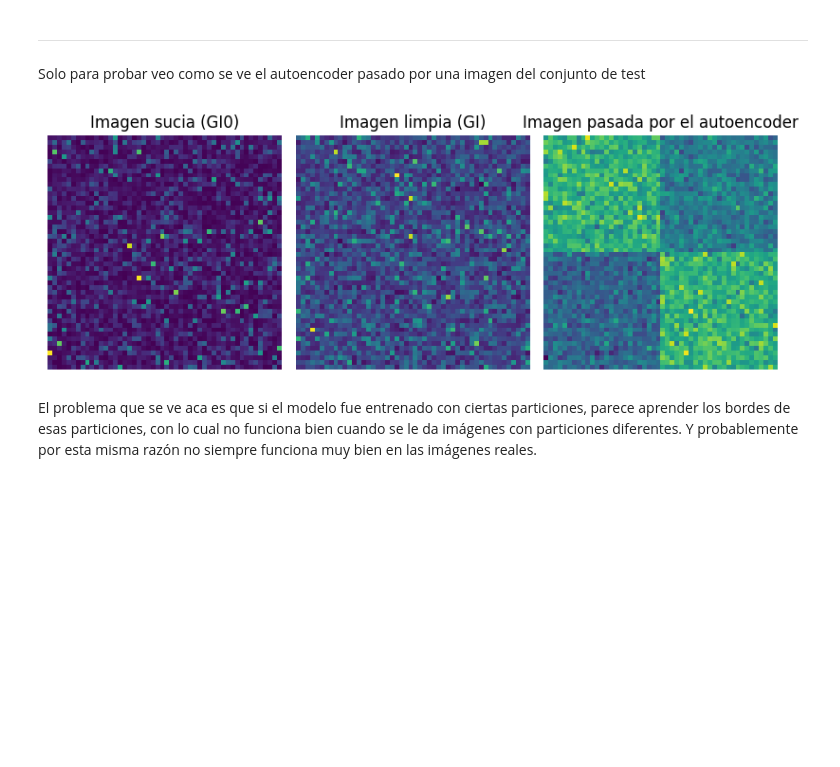
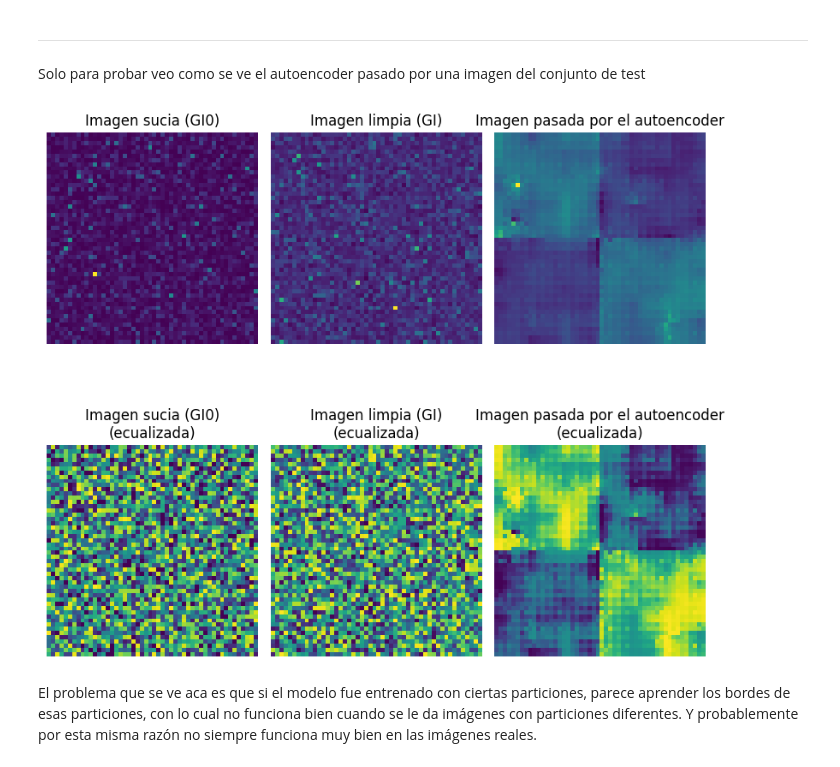
Before and after one commit to biancabalzarini/despeckling, a Jupyter notebook: notebooks/real_images.ipynb, the cells around one changed output. Cells and saved outputs as stored; diff of their text form; code cells hidden in the pictures; blank space fills up the shorter version.

```diff
--- a/notebooks/real_images.ipynb
+++ b/notebooks/real_images.ipynb
@@ -133,39 +152,69 @@ Solo para probar veo como se ve el autoencoder pasado por una imagen del conjunt
 # %%
 a = partitioned_gi0_image(
     p_alphas=[-8],
     p_gammas=[1.0],
     p_looks=[1],
     n_cuad_lado=1,
     pixeles_cuad=50
 )
 
 Image = a[2].astype(np.float64)
 Image = Image / np.max(Image)
 Im_tensor = torch.from_numpy(Image).double()
 Im_tensor = Im_tensor.unsqueeze(0)
 Im_tensor = Im_tensor.unsqueeze(1)
 autoencoder_cargado = autoencoder_cargado.double()
+Processed_image = autoencoder_cargado(Im_tensor).detach().numpy()[0,0,:,:]
 
-plt.figure(figsize=(8, 4))
+Image_clean = a[1].astype(np.float64)
+Image_clean = Image_clean / np.max(Image_clean)
 
-plt.subplot(1, 3, 1)
-plt.imshow(a[2])
+Image_eq = ((Image - Image.min()) * 255) / (Image.max() - Image.min())
+Image_eq = cv2.equalizeHist(Image_eq.astype(np.uint8))
+
+Processed_image_eq = ((Processed_image - Processed_image.min()) * 255) / (Processed_image.max() - Processed_image.min())
+Processed_image_eq = cv2.equalizeHist(Processed_image_eq.astype(np.uint8))
+
+Image_clean_eq = ((Image_clean - Image_clean.min()) * 255) / (Image_clean.max() - Image_clean.min())
+Image_clean_eq = cv2.equalizeHist(Image_clean_eq.astype(np.uint8))
+
+titulo_agregado = '\n(ecualizada)'
+
+plt.figure(figsize=(8, 8))
+
+plt.subplot(2, 3, 1)
+plt.imshow(Image)
 plt.title('Imagen sucia (GI0)')
 plt.axis('off')
 
-plt.subplot(1, 3, 2)
-plt.imshow(a[1])
+plt.subplot(2, 3, 2)
+plt.imshow(Image_clean)
 plt.title('Imagen limpia (GI)')
 plt.axis('off')
 
-plt.subplot(1, 3, 3)
-plt.imshow(autoencoder_cargado(Im_tensor).detach().numpy()[0,0,:,:])
+plt.subplot(2, 3, 3)
+plt.imshow(Processed_image)
 plt.title("Imagen pasada por el autoencoder")
+plt.axis('off')
+
+plt.subplot(2, 3, 4)
+plt.imshow(Image_eq)
+plt.title("Imagen sucia (GI0)"+titulo_agregado)
+plt.axis('off')
+
+plt.subplot(2, 3, 5)
+plt.imshow(Image_clean_eq)
+plt.title('Imagen limpia (GI)'+titulo_agregado)
+plt.axis('off')
+
+plt.subplot(2, 3, 6)
+plt.imshow(Processed_image_eq)
+plt.title("Imagen pasada por el autoencoder"+titulo_agregado)
 plt.axis('off')
 
 plt.tight_layout()
 plt.show()
 # %% [output]
-[figure, old version]
+[figure, new version]
 # %% [markdown]
 El problema que se ve aca es que si el modelo fue entrenado con ciertas particiones, parece aprender los bordes de esas particiones, con lo cual no funciona bien cuando se le da imágenes con particiones diferentes. Y probablemente por esta misma razón no siempre funciona muy bien en las imágenes reales.
```
Also changed, not shown: parts of 3 cells of this notebook, 1 other file.
